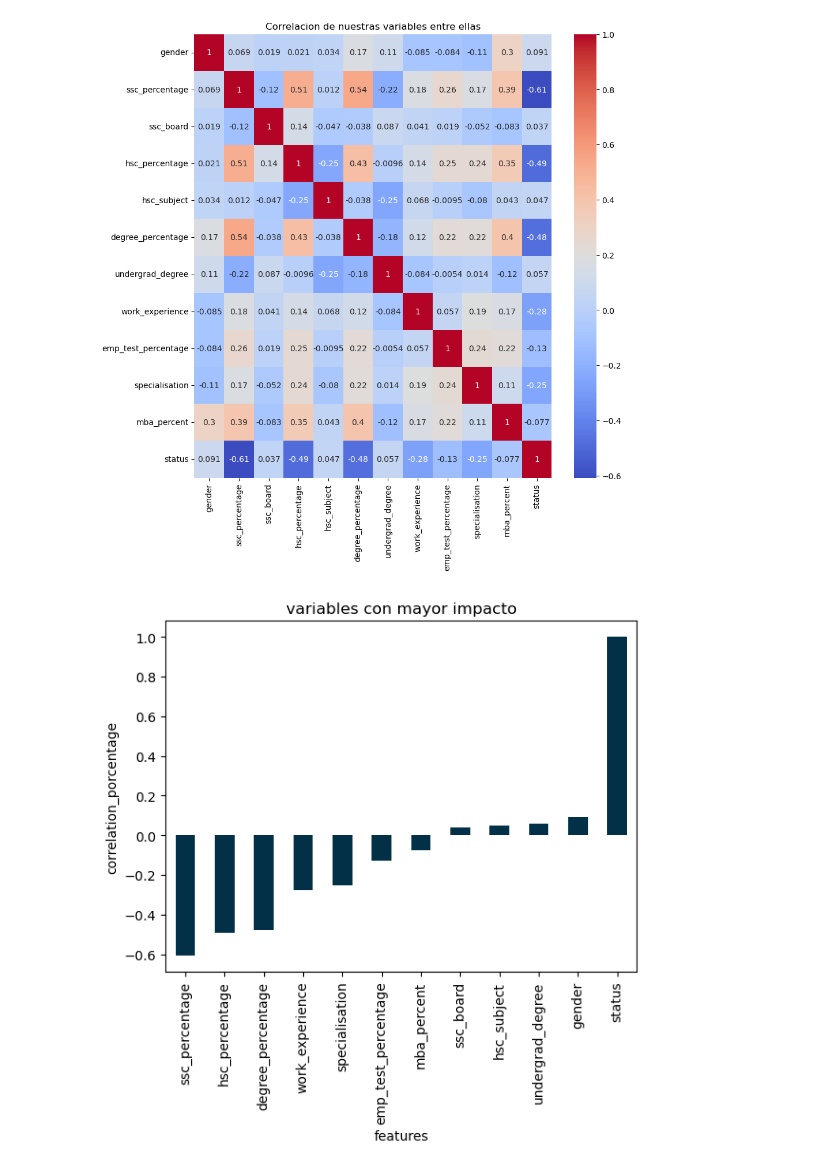
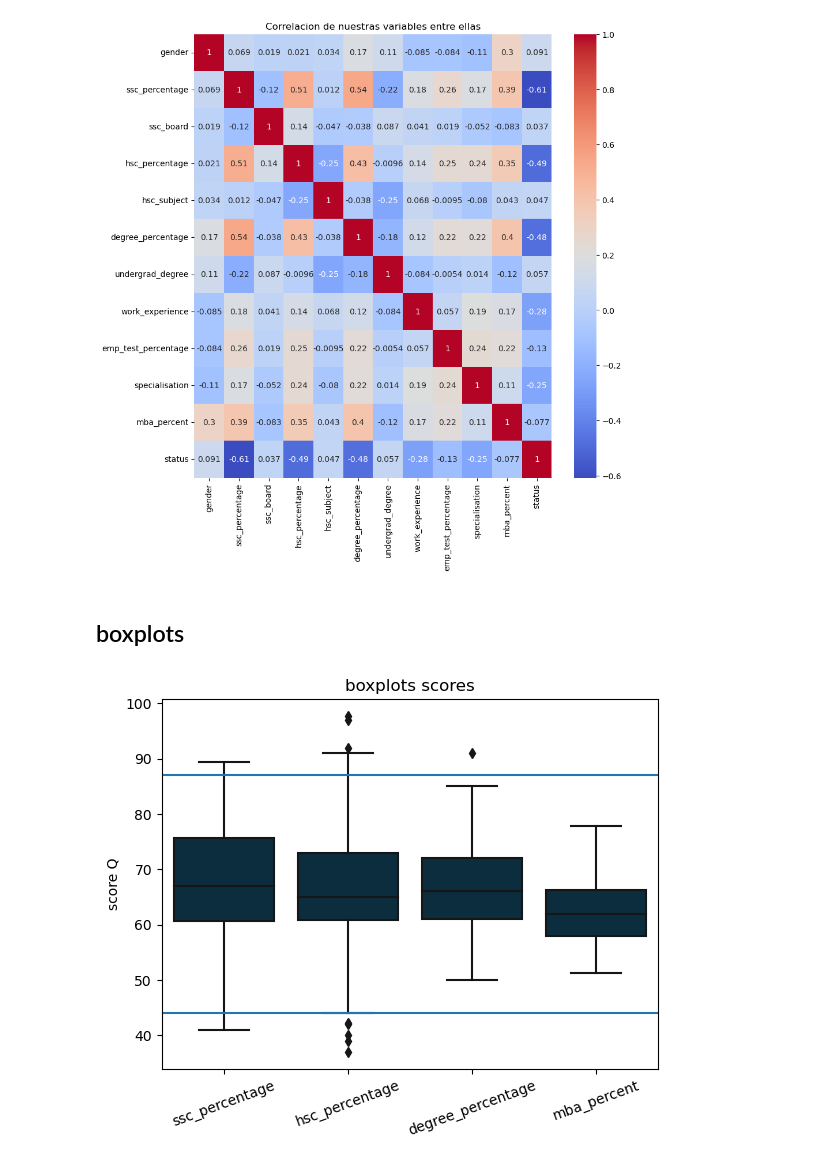
Before and after one commit to giraljv/job_placement, a Jupyter notebook: notebooks/0-2_job_placement_exploration.ipynb, the cells around one changed output. Saved outputs shown, nothing was run; the diff lists cells and outputs as text; code cells hidden in the pictures.

```diff
--- a/notebooks/0-2_job_placement_exploration.ipynb
+++ b/notebooks/0-2_job_placement_exploration.ipynb
@@ -58,11 +58,18 @@ plt.title('Correlacion de nuestras variables entre ellas')
 plt.show()
 # %% [output]
 [figure]
-# %%
-df_processed.select_dtypes(np.number).corr()['status'].sort_values(ascending=True).plot(kind='bar',color='#023047')
-plt.ylabel('correlation_porcentage')
-plt.xlabel('features')
-plt.title('variables con mayor impacto')
-plt.show()
-# %% [output]
-[figure, removed]
+# %% [markdown]
+## boxplots
+# %%
+scores_studies = ['ssc_percentage','hsc_percentage','degree_percentage', 'mba_percent']
+# %%
+df_scores = df_raw[scores_studies]
+sns.boxplot(data=df_scores,color='#023047')
+plt.title('boxplots scores')
+plt.xticks(rotation=20)
+plt.ylabel('score Q')
+plt.axhline(y=44)
+plt.axhline(y=87)
+plt.show()
+# %% [output]
+[figure, added]
```
Also changed, not shown: parts of 3 cells of this notebook, 2 other files.
